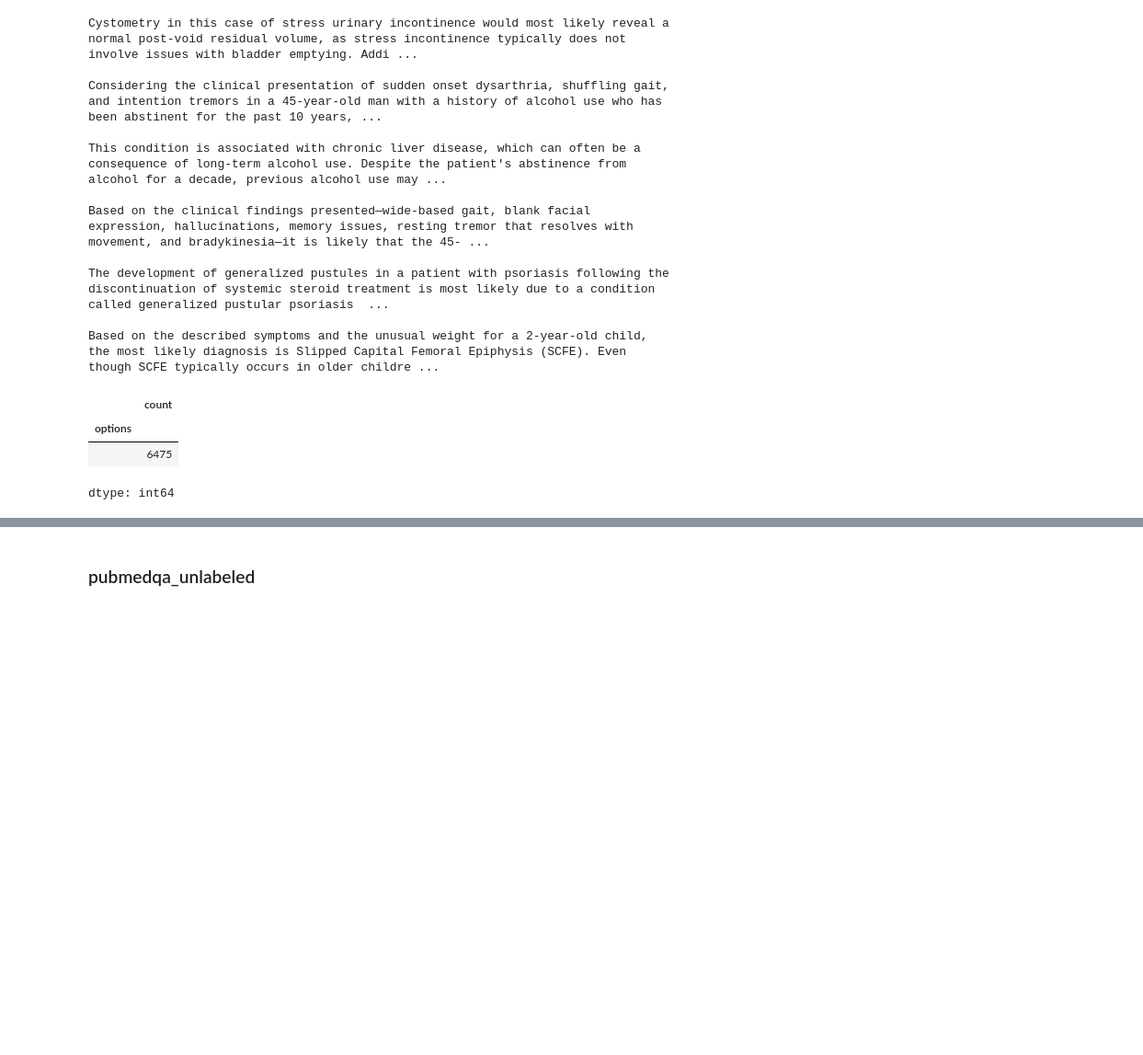
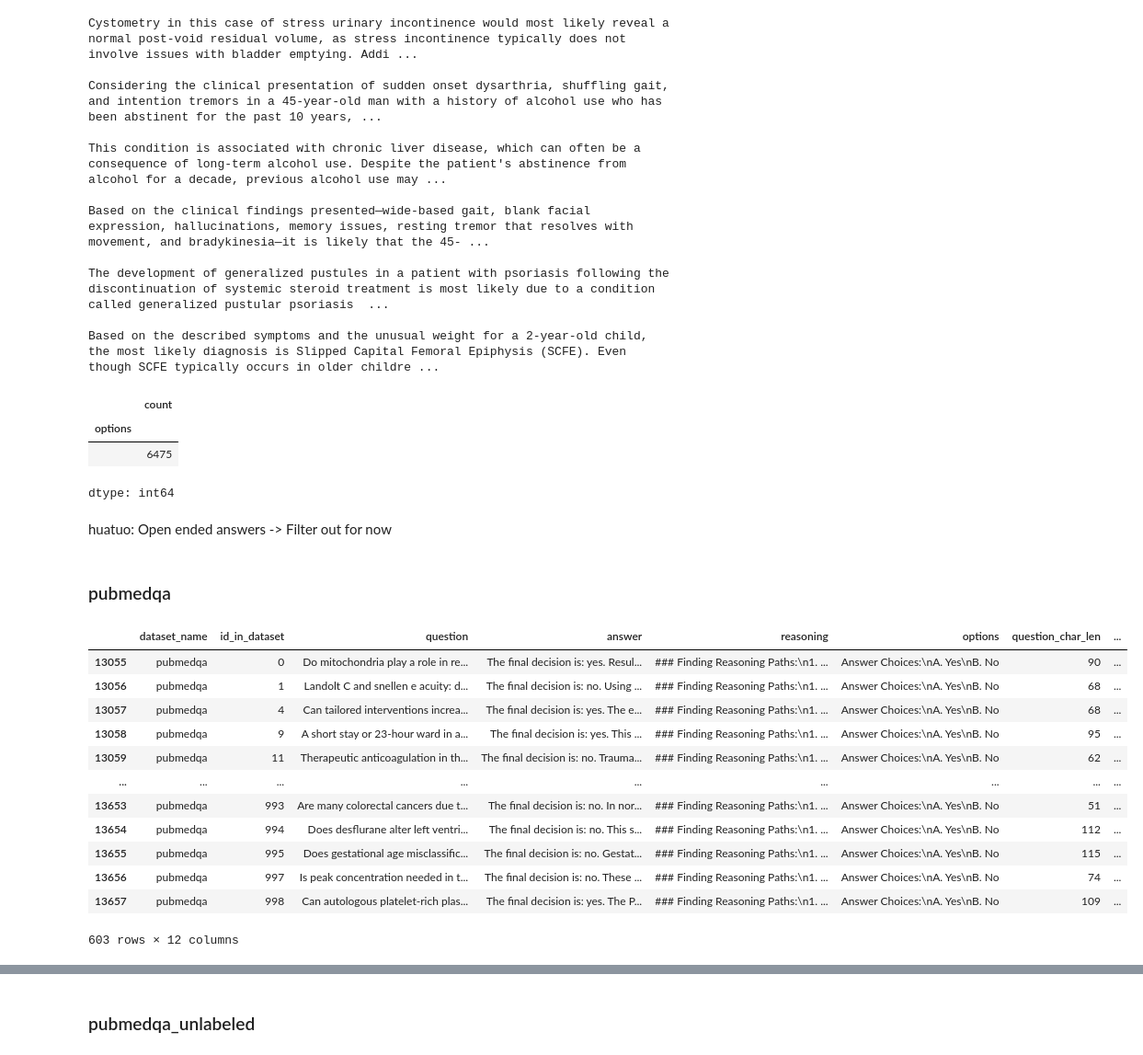
Before and after one commit to jChong02/sjsu-data298, a Jupyter notebook: eda_and_preprocessing.ipynb, the cells around one changed output, grey strips where cells are left out. Shown at 92% size. Cells and saved outputs as stored; diff of their text form; code cells hidden in the pictures; blank space fills up the shorter version.

```diff
--- a/eda_and_preprocessing.ipynb
+++ b/eda_and_preprocessing.ipynb
@@ -284,3 +460,24 @@ huatuo_qs['options'].value_counts()
 | options |  |
 |  | 6475 |
 dtype: int64
+# %% [markdown]
+huatuo: Open ended answers -> Filter out for now
+# %% [markdown]
+### pubmedqa
+# %%
+pubmedqa_qs = df[df['dataset_name'] == "pubmedqa"].copy()
+pubmedqa_qs
+# %% [output]
+|  | dataset_name | id_in_dataset | question | answer | reasoning | options | question_char_len | ... |
+| 13055 | pubmedqa | 0 | Do mitochondria play a role in re... | The final decision is: yes. Resul... | ### Finding Reasoning Paths:\n1. ... | Answer Choices:\nA. Yes\nB. No | 90 | ... |
+| 13056 | pubmedqa | 1 | Landolt C and snellen e acuity: d... | The final decision is: no. Using ... | ### Finding Reasoning Paths:\n1. ... | Answer Choices:\nA. Yes\nB. No | 68 | ... |
+| 13057 | pubmedqa | 4 | Can tailored interventions increa... | The final decision is: yes. The e... | ### Finding Reasoning Paths:\n1. ... | Answer Choices:\nA. Yes\nB. No | 68 | ... |
+| 13058 | pubmedqa | 9 | A short stay or 23-hour ward in a... | The final decision is: yes. This ... | ### Finding Reasoning Paths:\n1. ... | Answer Choices:\nA. Yes\nB. No | 95 | ... |
+| 13059 | pubmedqa | 11 | Therapeutic anticoagulation in th... | The final decision is: no. Trauma... | ### Finding Reasoning Paths:\n1. ... | Answer Choices:\nA. Yes\nB. No | 62 | ... |
+| ... | ... | ... | ... | ... | ... | ... | ... | ... |
+| 13653 | pubmedqa | 993 | Are many colorectal cancers due t... | The final decision is: no. In nor... | ### Finding Reasoning Paths:\n1. ... | Answer Choices:\nA. Yes\nB. No | 51 | ... |
+| 13654 | pubmedqa | 994 | Does desflurane alter left ventri... | The final decision is: no. This s... | ### Finding Reasoning Paths:\n1. ... | Answer Choices:\nA. Yes\nB. No | 112 | ... |
+| 13655 | pubmedqa | 995 | Does gestational age misclassific... | The final decision is: no. Gestat... | ### Finding Reasoning Paths:\n1. ... | Answer Choices:\nA. Yes\nB. No | 115 | ... |
+| 13656 | pubmedqa | 997 | Is peak concentration needed in t... | The final decision is: no. These ... | ### Finding Reasoning Paths:\n1. ... | Answer Choices:\nA. Yes\nB. No | 74 | ... |
+| 13657 | pubmedqa | 998 | Can autologous platelet-rich plas... | The final decision is: yes. The P... | ### Finding Reasoning Paths:\n1. ... | Answer Choices:\nA. Yes\nB. No | 109 | ... |
+603 rows × 12 columns
```
Also changed, not shown: parts of 39 cells of this notebook.
